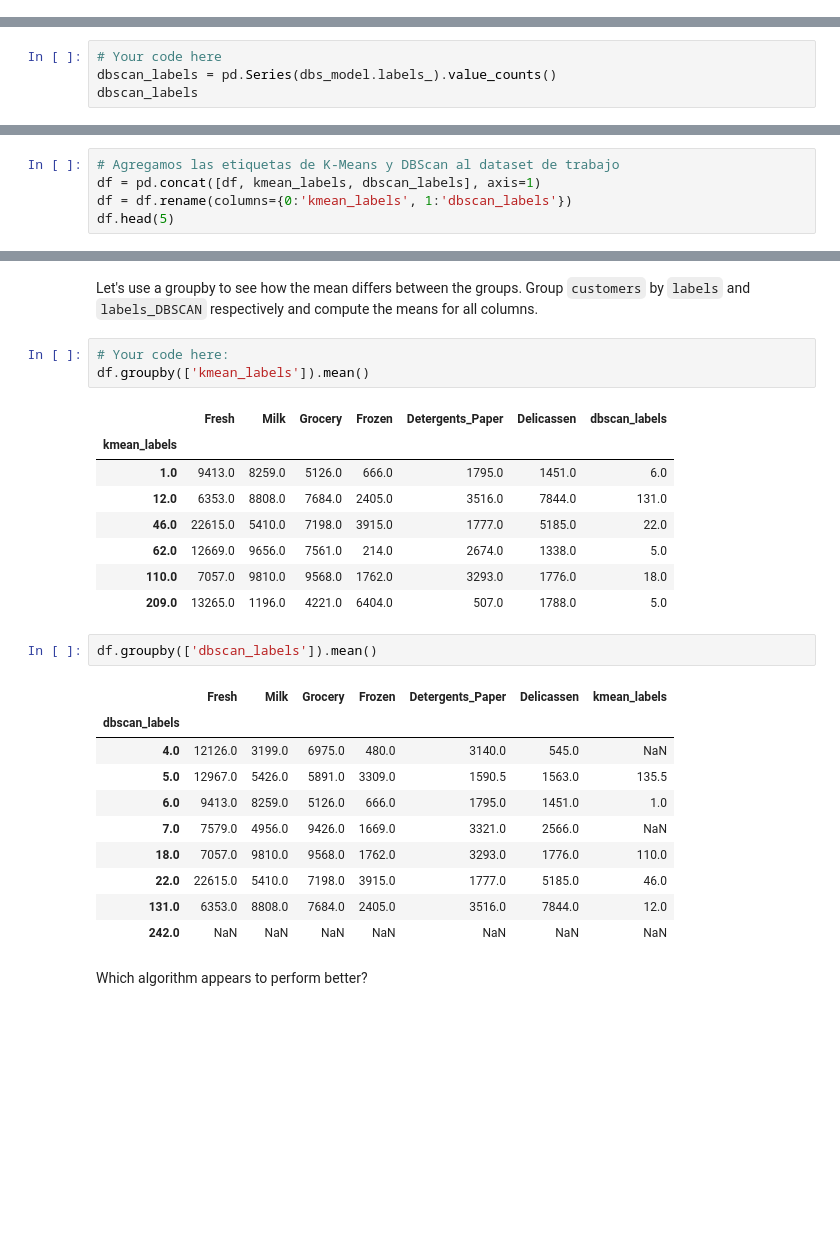
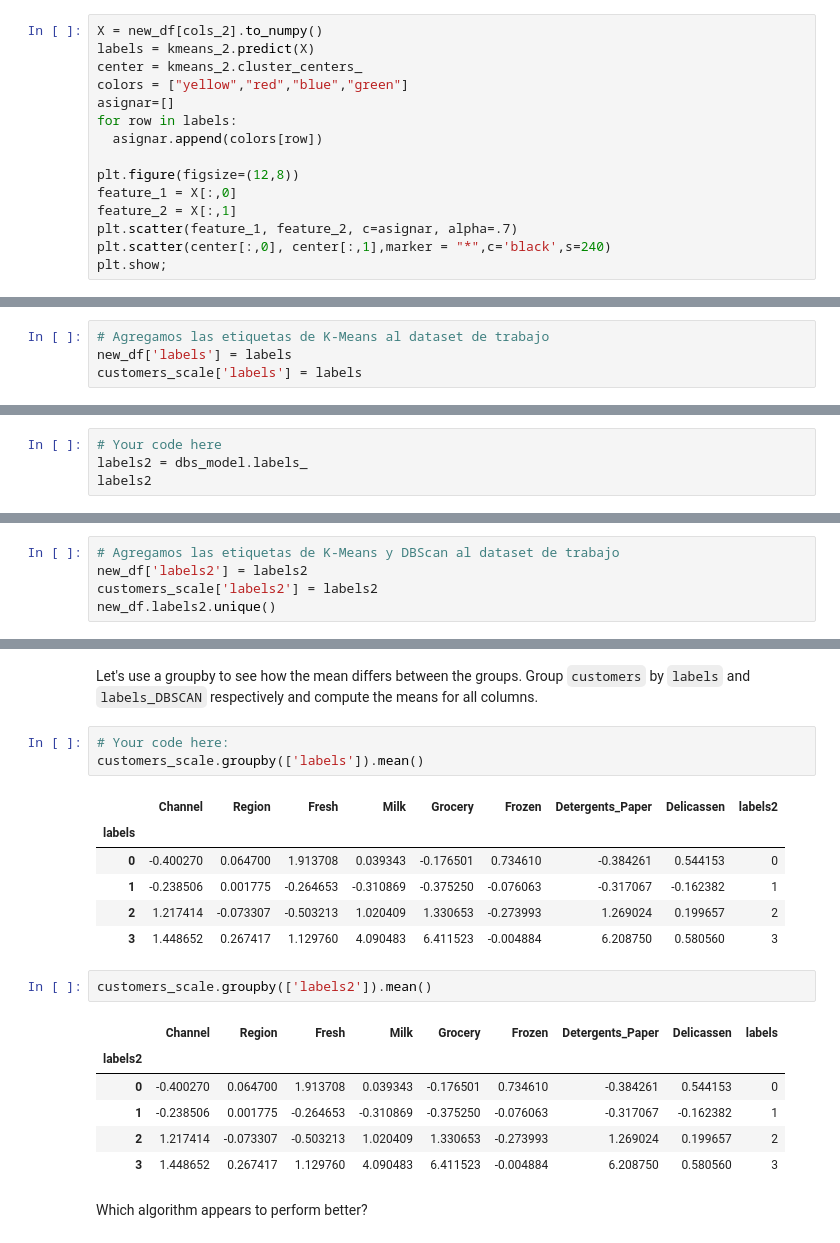
Before and after one commit to ta-data-mexpt/lab-unsupervised-learning, a Jupyter notebook: main/main.ipynb, the cells around one changed output, grey strips where cells are left out. Saved outputs shown, nothing was run; the diff lists cells and outputs as text; blank space fills up the shorter version.

```diff
--- a/main/main.ipynb
+++ b/main/main.ipynb
@@ -262,0 +237,15 @@ dtype: int64
+# %%
+X = new_df[cols_2].to_numpy()
+labels = kmeans_2.predict(X)
+center = kmeans_2.cluster_centers_
+colors = ["yellow","red","blue","green"]
+asignar=[]
+for row in labels:
+  asignar.append(colors[row])
+
+plt.figure(figsize=(12,8))
+feature_1 = X[:,0]
+feature_2 = X[:,1]
+plt.scatter(feature_1, feature_2, c=asignar, alpha=.7)
+plt.scatter(center[:,0], center[:,1],marker = "*",c='black',s=240)
+plt.show;
@@ -262,0 +254,4 @@ dtype: int64
+# %%
+# Agregamos las etiquetas de K-Means al dataset de trabajo
+new_df['labels'] = labels
+customers_scale['labels'] = labels
@@ -276,6 +295,6 @@ DBSCAN(min_samples=4)
 Count the values in `labels_DBSCAN`.
 # %%
 # Your code here
-dbscan_labels = pd.Series(dbs_model.labels_).value_counts()
-dbscan_labels
+labels2 = dbs_model.labels_
+labels2
 # %% [output]
@@ -292,6 +318,6 @@ dtype: int64
 # %%
 # Agregamos las etiquetas de K-Means y DBScan al dataset de trabajo
-df = pd.concat([df, kmean_labels, dbscan_labels], axis=1)
-df = df.rename(columns={0:'kmean_labels', 1:'dbscan_labels'})
-df.head(5)
+new_df['labels2'] = labels2
+customers_scale['labels2'] = labels2
+new_df.labels2.unique()
 # %% [output]
@@ -343,29 +400,23 @@ scatt_plot('Frozen', 'Delicassen')
 Let's use a groupby to see how the mean differs between the groups. Group `customers` by `labels` and `labels_DBSCAN` respectively and compute the means for all columns.
 # %%
 # Your code here:
-df.groupby(['kmean_labels']).mean()
+customers_scale.groupby(['labels']).mean()
 # %% [output]
-|  | Fresh | Milk | Grocery | Frozen | Detergents_Paper | Delicassen | dbscan_labels |
-| kmean_labels |  |  |  |  |  |  |  |
-| 1.0 | 9413.0 | 8259.0 | 5126.0 | 666.0 | 1795.0 | 1451.0 | 6.0 |
-| 12.0 | 6353.0 | 8808.0 | 7684.0 | 2405.0 | 3516.0 | 7844.0 | 131.0 |
-| 46.0 | 22615.0 | 5410.0 | 7198.0 | 3915.0 | 1777.0 | 5185.0 | 22.0 |
-| 62.0 | 12669.0 | 9656.0 | 7561.0 | 214.0 | 2674.0 | 1338.0 | 5.0 |
-| 110.0 | 7057.0 | 9810.0 | 9568.0 | 1762.0 | 3293.0 | 1776.0 | 18.0 |
-| 209.0 | 13265.0 | 1196.0 | 4221.0 | 6404.0 | 507.0 | 1788.0 | 5.0 |
+|  | Channel | Region | Fresh | Milk | Grocery | Frozen | Detergents_Paper | Delicassen | labels2 |
+| labels |  |  |  |  |  |  |  |  |  |
+| 0 | -0.400270 | 0.064700 | 1.913708 | 0.039343 | -0.176501 | 0.734610 | -0.384261 | 0.544153 | 0 |
+| 1 | -0.238506 | 0.001775 | -0.264653 | -0.310869 | -0.375250 | -0.076063 | -0.317067 | -0.162382 | 1 |
+| 2 | 1.217414 | -0.073307 | -0.503213 | 1.020409 | 1.330653 | -0.273993 | 1.269024 | 0.199657 | 2 |
+| 3 | 1.448652 | 0.267417 | 1.129760 | 4.090483 | 6.411523 | -0.004884 | 6.208750 | 0.580560 | 3 |
 # %%
-df.groupby(['dbscan_labels']).mean()
+customers_scale.groupby(['labels2']).mean()
 # %% [output]
-|  | Fresh | Milk | Grocery | Frozen | Detergents_Paper | Delicassen | kmean_labels |
-| dbscan_labels |  |  |  |  |  |  |  |
-| 4.0 | 12126.0 | 3199.0 | 6975.0 | 480.0 | 3140.0 | 545.0 | NaN |
-| 5.0 | 12967.0 | 5426.0 | 5891.0 | 3309.0 | 1590.5 | 1563.0 | 135.5 |
-| 6.0 | 9413.0 | 8259.0 | 5126.0 | 666.0 | 1795.0 | 1451.0 | 1.0 |
-| 7.0 | 7579.0 | 4956.0 | 9426.0 | 1669.0 | 3321.0 | 2566.0 | NaN |
-| 18.0 | 7057.0 | 9810.0 | 9568.0 | 1762.0 | 3293.0 | 1776.0 | 110.0 |
-| 22.0 | 22615.0 | 5410.0 | 7198.0 | 3915.0 | 1777.0 | 5185.0 | 46.0 |
-| 131.0 | 6353.0 | 8808.0 | 7684.0 | 2405.0 | 3516.0 | 7844.0 | 12.0 |
-| 242.0 | NaN | NaN | NaN | NaN | NaN | NaN | NaN |
+|  | Channel | Region | Fresh | Milk | Grocery | Frozen | Detergents_Paper | Delicassen | labels |
+| labels2 |  |  |  |  |  |  |  |  |  |
+| 0 | -0.400270 | 0.064700 | 1.913708 | 0.039343 | -0.176501 | 0.734610 | -0.384261 | 0.544153 | 0 |
+| 1 | -0.238506 | 0.001775 | -0.264653 | -0.310869 | -0.375250 | -0.076063 | -0.317067 | -0.162382 | 1 |
+| 2 | 1.217414 | -0.073307 | -0.503213 | 1.020409 | 1.330653 | -0.273993 | 1.269024 | 0.199657 | 2 |
+| 3 | 1.448652 | 0.267417 | 1.129760 | 4.090483 | 6.411523 | -0.004884 | 6.208750 | 0.580560 | 3 |
 # %% [markdown]
 Which algorithm appears to perform better?
 # %%
```
Also changed, not shown: parts of 24 cells of this notebook.
